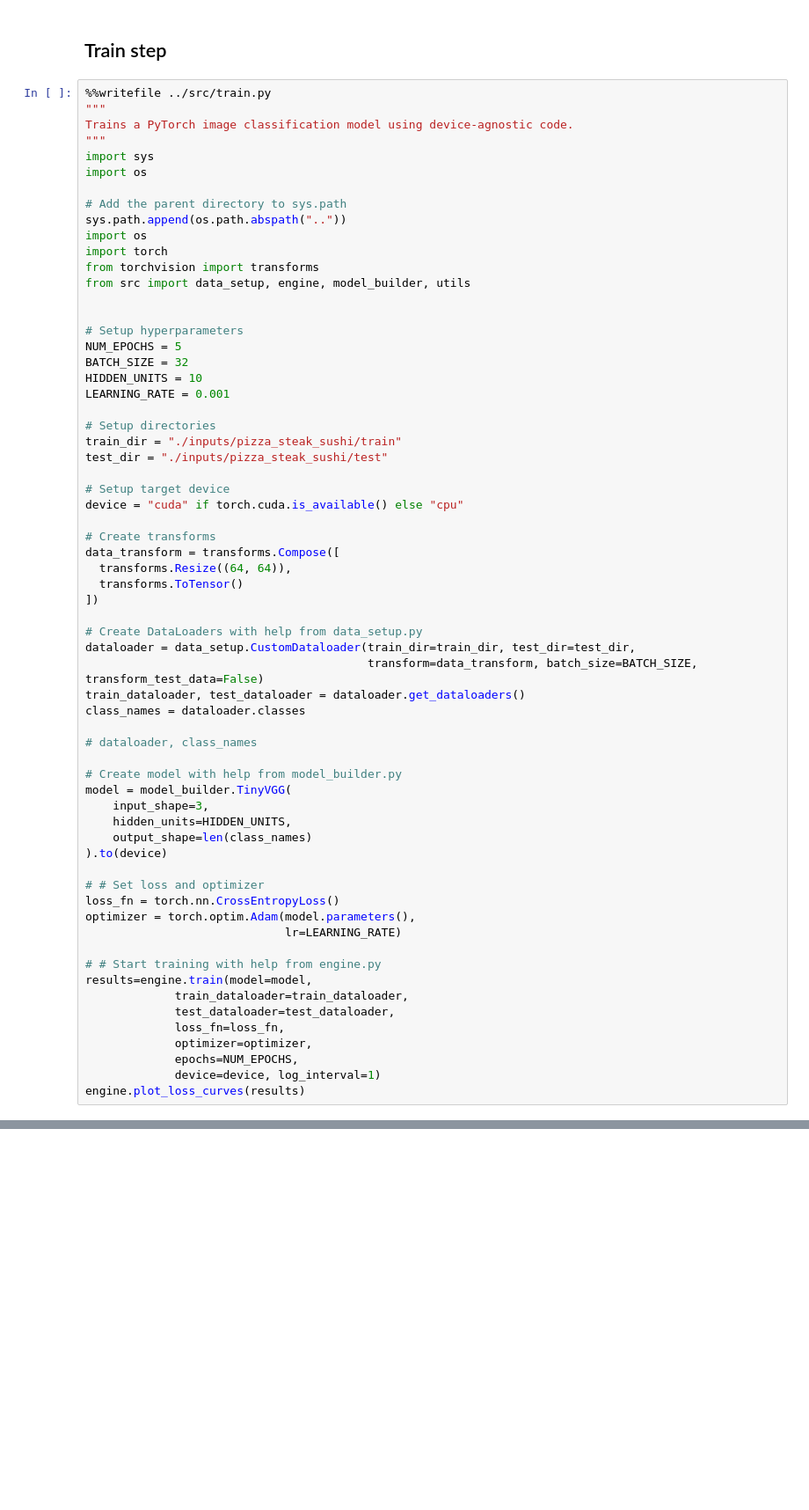
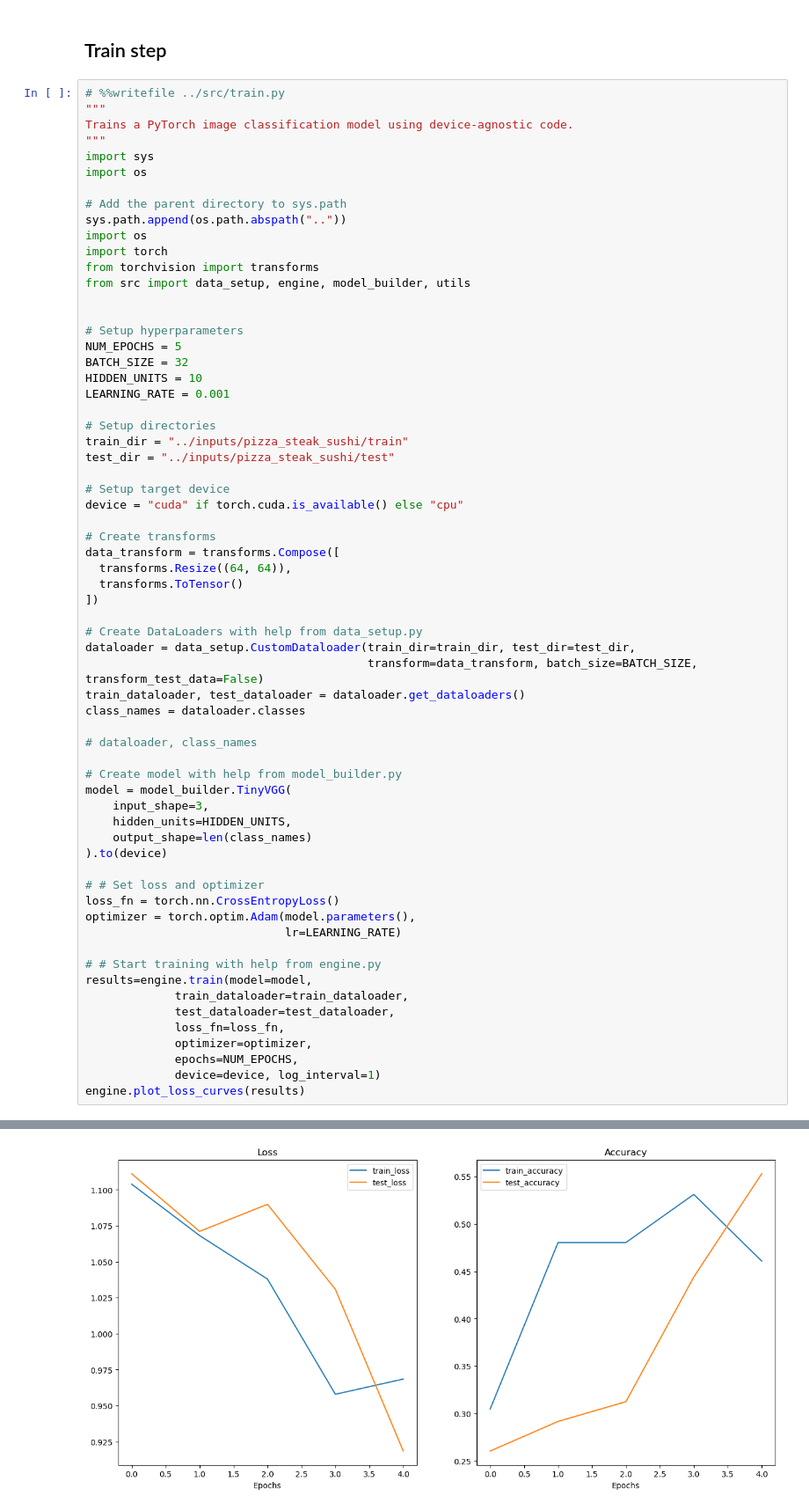
Before and after one commit to rishicarter/pytorch_work, a Jupyter notebook: nbs/05_pytorch_going_moduler.ipynb, the cells around one changed output, grey strips where cells are left out. Shown at 88% size. Cells and saved outputs as stored; diff of their text form; blank space fills up the shorter version.

```diff
--- a/nbs/05_pytorch_going_moduler.ipynb
+++ b/nbs/05_pytorch_going_moduler.ipynb
@@ -667,7 +817,7 @@ Writing ../src/utils.py
 # %% [markdown]
 ## Train step
 # %%
-%%writefile ../src/train.py
+# %%writefile ../src/train.py
 """
 Trains a PyTorch image classification model using device-agnostic code.
 """
@@ -689,8 +839,8 @@ HIDDEN_UNITS = 10
 LEARNING_RATE = 0.001
 
 # Setup directories
-train_dir = "./inputs/pizza_steak_sushi/train"
-test_dir = "./inputs/pizza_steak_sushi/test"
+train_dir = "../inputs/pizza_steak_sushi/train"
+test_dir = "../inputs/pizza_steak_sushi/test"
 
 # Setup target device
 device = "cuda" if torch.cuda.is_available() else "cpu"
@@ -734,0 +889 @@ Overwriting ../src/train.py
+[figure, added]
```
Also changed, not shown: parts of 5 cells of this notebook, 4 other files.
